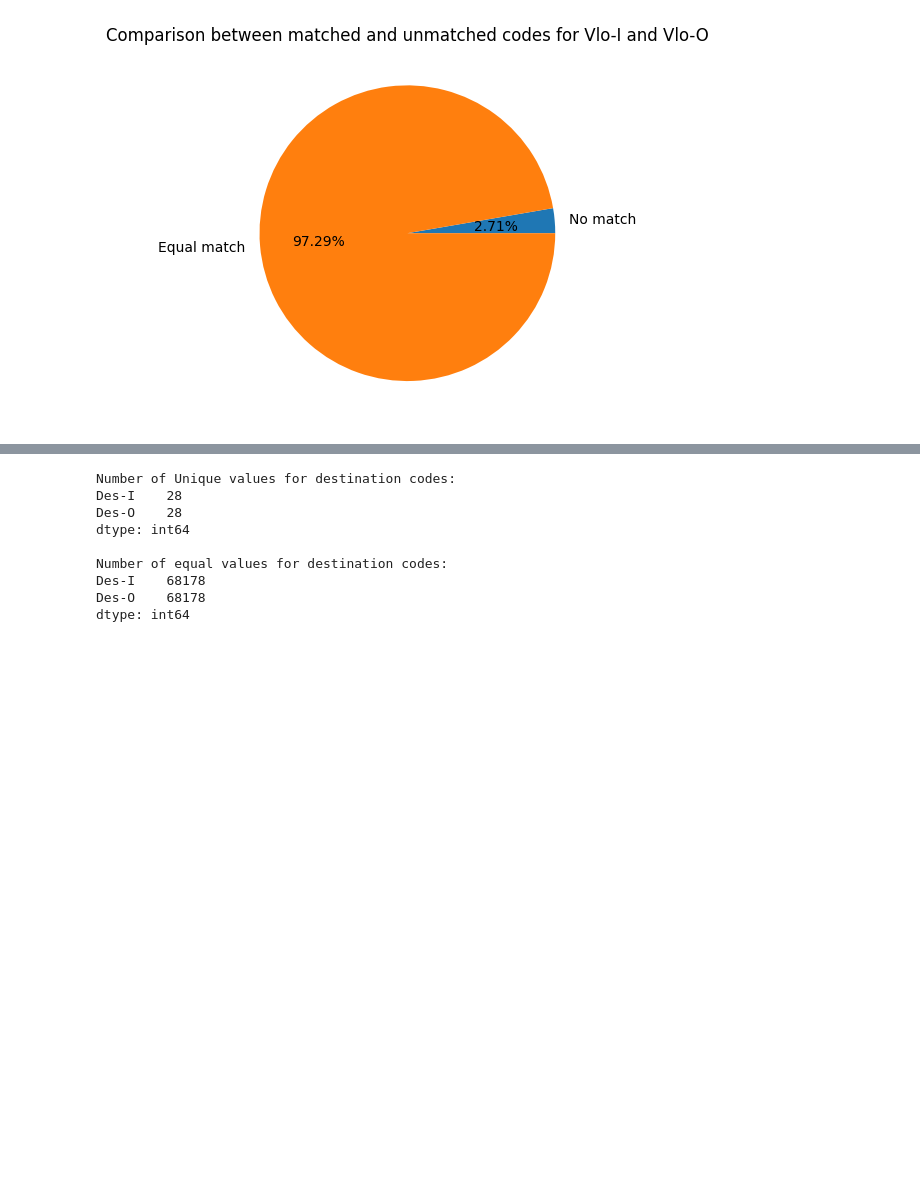
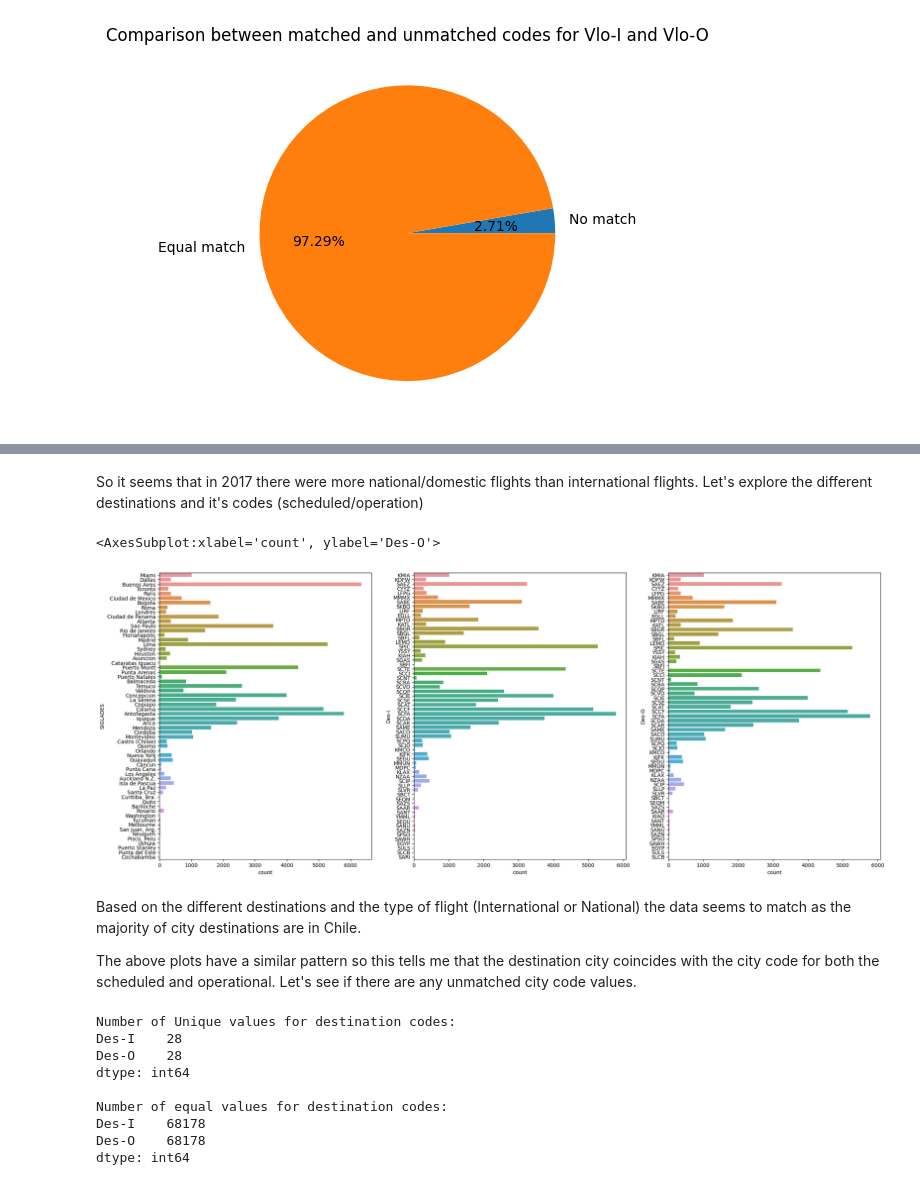
Before and after one commit to kevinmfreire/SCL_delays, a Jupyter notebook: notebook/solution.ipynb, the cells around one changed output, grey strips where cells are left out. Drawn from its saved outputs; the diff is of its cells as text; code cells hidden in the pictures; blank space fills up the shorter version.

```diff
--- a/notebook/solution.ipynb
+++ b/notebook/solution.ipynb
@@ -191,2 +202,19 @@ From the above analysis, there are about 66356 equaled values among both the ope
+# %% [markdown]
+So it seems that in 2017 there were more national/domestic flights than international flights.  Let's explore the different destinations and it's codes (scheduled/operation)
+# %%
+plt.figure(figsize=(25,10))
+plt.subplot(1, 3, 1)
+sns.countplot(y='SIGLADES', data=df)
+plt.subplot(1, 3, 2)
+sns.countplot(y='Des-I', data=df)
+plt.subplot(1, 3, 3)
+sns.countplot(y='Des-O', data=df)
+# %% [output]
+<AxesSubplot:xlabel='count', ylabel='Des-O'>
+[figure, added]
+# %% [markdown]
+Based on the different destinations and the type of flight (International or National) the data seems to match as the majority of city destinations are in Chile.
+
+The above plots have a similar pattern so this tells me that the destination city coincides with the city code for both the scheduled and operational.  Let's see if there are any unmatched city code values.
 # %%
 df_des = df[['Des-I', 'Des-O']]
```
Also changed, not shown: parts of 31 cells of this notebook.
